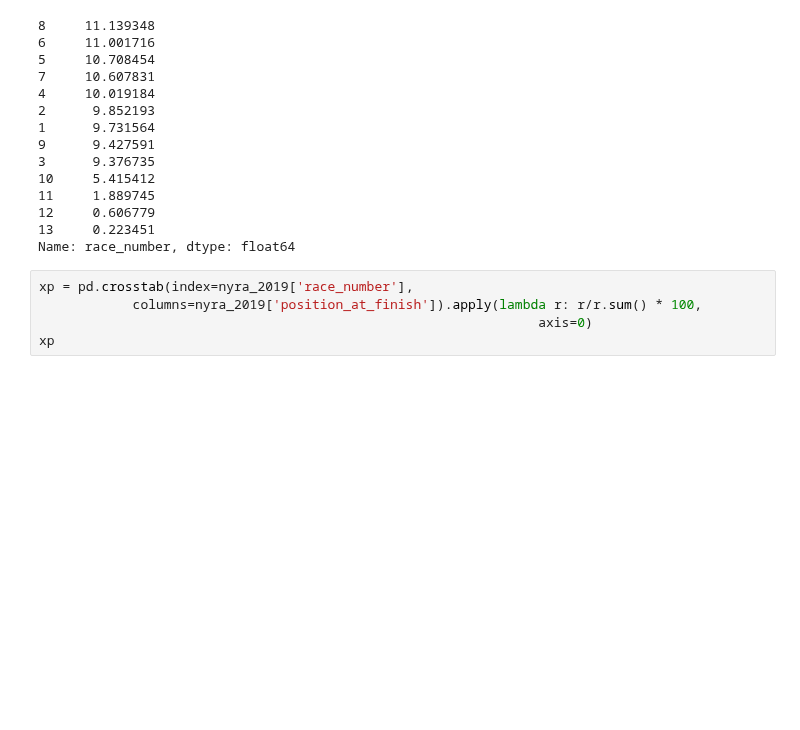
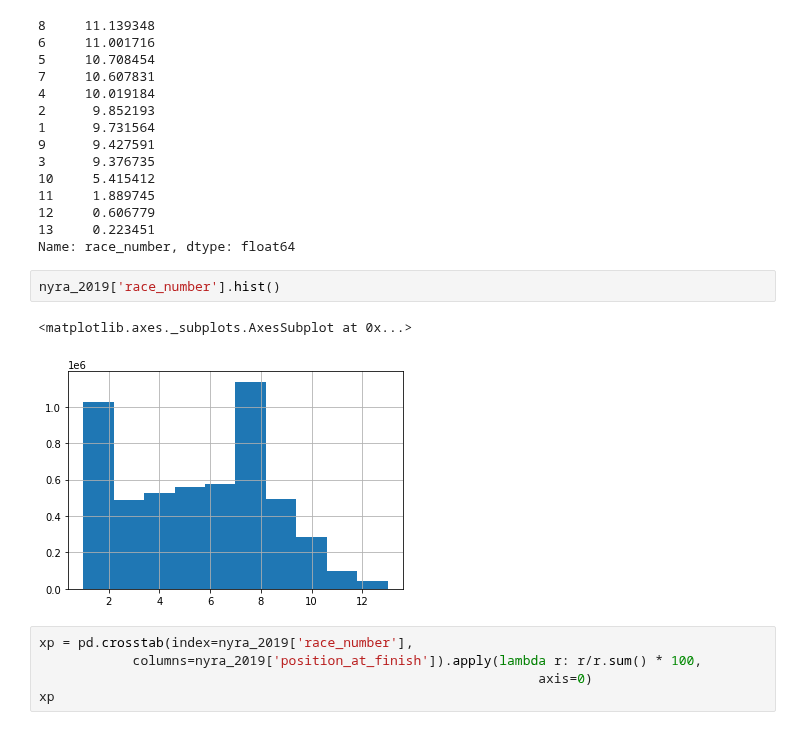
Before and after one commit to jsebastianquiroga/Big_Data-_Derby_2022_SI, a Jupyter notebook: Notebooks/Sistemas_Inteligentes.ipynb, the cells around one changed output. Cells and saved outputs as stored; diff of their text form; blank space fills up the shorter version.

```diff
--- a/Notebooks/Sistemas_Inteligentes.ipynb
+++ b/Notebooks/Sistemas_Inteligentes.ipynb
@@ -231,6 +231,11 @@ nyra_2019['race_number'].value_counts(normalize=True) * 100
 12     0.606779
 13     0.223451
 Name: race_number, dtype: float64
+# %%
+nyra_2019['race_number'].hist()
+# %% [output]
+<matplotlib.axes._subplots.AxesSubplot at 0x...>
+[figure, added]
 # %%
 xp = pd.crosstab(index=nyra_2019['race_number'],
             columns=nyra_2019['position_at_finish']).apply(lambda r: r/r.sum() * 100,
```
Also changed, not shown: parts of 5 cells of this notebook.
